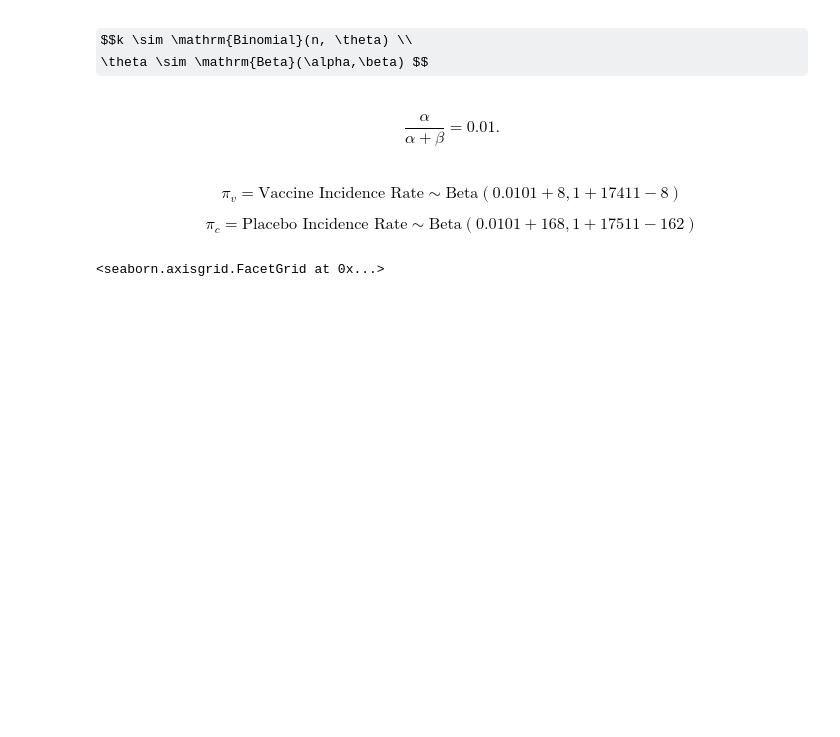
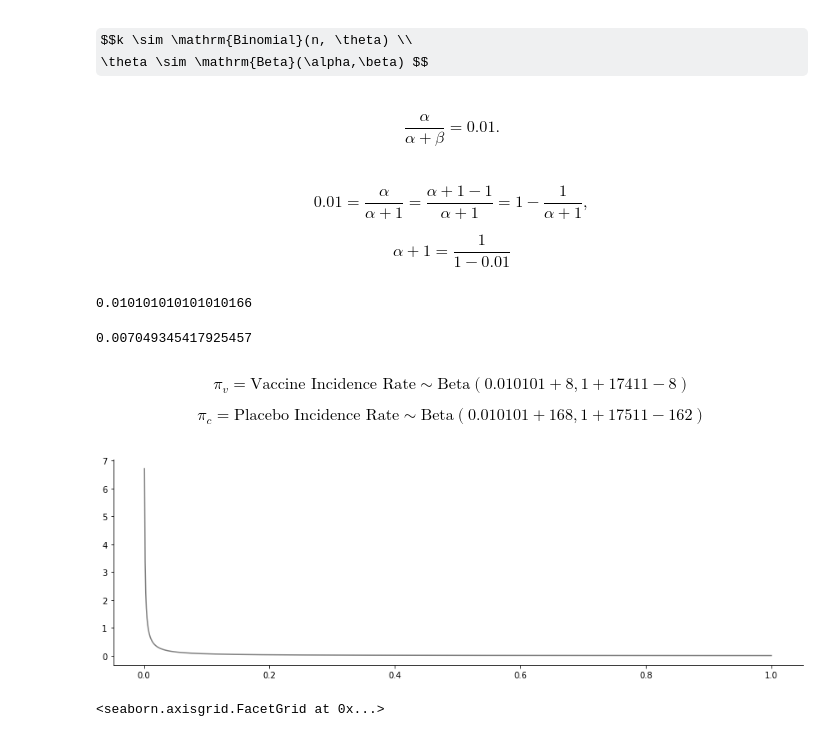
Before and after one commit to sbartek/bayesian-abtesting, a Jupyter notebook: notebooks/050-BioNTech-Pfizer-COVID.ipynb, the cells around one changed output. Cells and saved outputs as stored; diff of their text form; code cells hidden in the pictures; some formulas as TeX source; blank space fills up the shorter version.

```diff
--- a/notebooks/050-BioNTech-Pfizer-COVID.ipynb
+++ b/notebooks/050-BioNTech-Pfizer-COVID.ipynb
@@ -24,3 +118,5 @@ import seaborn as sns
+# %%
+plt.rcParams["figure.figsize"] = (8,6)
 # %%
 cases_vaccine, size_vaccine, cases_placebo, size_placebo = 8, 17411, 162, 17511
 cases_vaccine/size_vaccine, cases_placebo/size_placebo
@@ -52,8 +150,35 @@ $$k \sim \mathrm{Binomial}(n, \theta) \\
 \theta \sim \mathrm{Beta}(\alpha,\beta) $$
 # %% [markdown]
 $$\frac{\alpha}{\alpha + \beta} = 0.01.$$
+# %% [markdown]
+$$0.01 = \frac{\alpha}{\alpha + 1} = \frac{\alpha + 1 - 1}{\alpha + 1} = 1 - \frac{1}{\alpha + 1}, $$
+
+$$\alpha + 1 = \frac{1}{1-0.01}$$
+# %%
+p = 0.01
+1/(1-p) -1
+# %% [output]
+0.010101010101010166
+# %%
+p = 0.007
+1/(1-p) -1
+# %% [output]
+0.007049345417925457
 # %% [markdown]
-$$\pi_v = \textrm{Vaccine Incidence Rate}  \sim \mathrm{Beta}(0.0101 + 8, 1 + 17411 - 8) $$
+$$\pi_v = \textrm{Vaccine Incidence Rate}  \sim \mathrm{Beta}(0.010101 + 8, 1 + 17411 - 8) $$
 
-$$\pi_c = \textrm{Placebo Incidence Rate} \sim \mathrm{Beta}(0.0101 + 168, 1 + 17511 - 162) $$
+$$\pi_c = \textrm{Placebo Incidence Rate} \sim \mathrm{Beta}(0.010101 + 168, 1 + 17511 - 162) $$
+# %%
+samples = stats.beta.rvs(0.007049, 1, size=1000000)
+samples_df = pd.DataFrame(
+    {
+        'Priors: vaccine and placebo': samples
+    }
+).melt(value_vars=['Priors: vaccine and placebo'], var_name='group', value_name='rate')
+
+x = np.linspace(0, 1, 1001)
+y = stats.beta.pdf(x, 0.007049, 1)
+ax = sns.relplot(x=x, y=y, kind="line", color='gray', height=4, aspect=3)
+# %% [output]
+[figure, added]
 # %%
```
Also changed, not shown: parts of 58 cells of this notebook, 2 other files.
